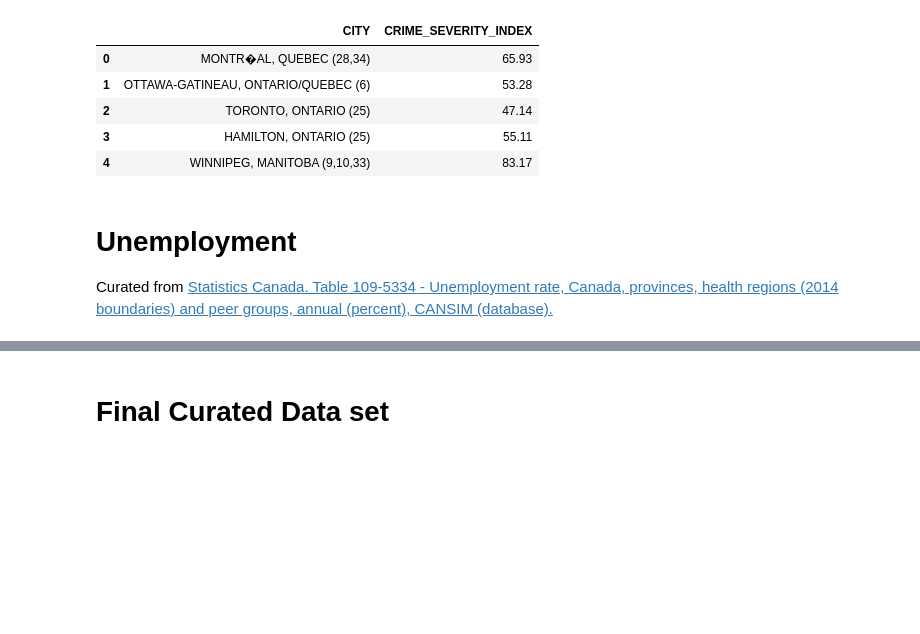
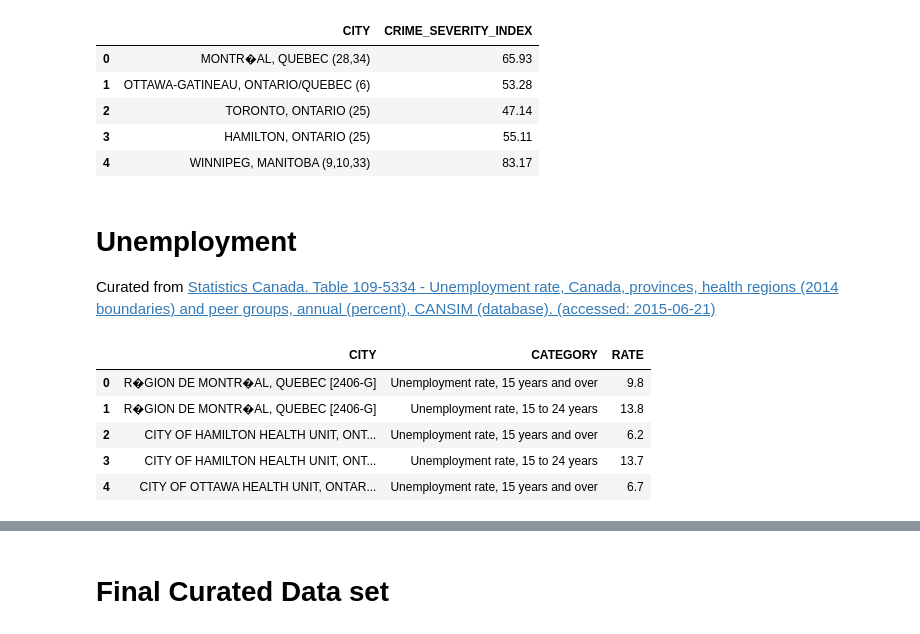
Before and after one commit to aiyotech/perfectcity.aiyo, a Jupyter notebook: data_curation.ipynb, the cells around one changed output, grey strips where cells are left out. Cells and saved outputs as stored; diff of their text form; code cells hidden in the pictures; blank space fills up the shorter version.

```diff
--- a/data_curation.ipynb
+++ b/data_curation.ipynb
@@ -162,4 +162,15 @@ for city in cities:
     data[city]['CRIME'] = crime_df[ crime_df['CITY'].str.contains(r'\b('+search_term+')\w?', na=False) ]['CRIME_SEVERITY_INDEX'].tolist()[0]/100.0
 # %% [markdown]
 # Unemployment
-Curated from [Statistics Canada. Table  109-5334 -  Unemployment rate, Canada, provinces, health regions (2014 boundaries) and peer groups, annual (percent),  CANSIM (database).](http://www5.statcan.gc.ca/cansim/a26?lang=eng&retrLang=eng&id=1095334&pattern=unemployment&tabMode=dataTable&srchLan=-1&p1=1&p2=-1)
+Curated from [Statistics Canada. Table  109-5334 -  Unemployment rate, Canada, provinces, health regions (2014 boundaries) and peer groups, annual (percent),  CANSIM (database). (accessed: 2015-06-21)](http://www5.statcan.gc.ca/cansim/a26?lang=eng&retrLang=eng&id=1095334&pattern=unemployment&tabMode=dataTable&srchLan=-1&p1=1&p2=-1)
+# %%
+unemp_df = pd.read_csv('./datasets/unemployment2014.csv')
+unemp_df['CITY'] = unemp_df['CITY'].str.upper()
+unemp_df.head()
+# %% [output]
+|  | CITY | CATEGORY | RATE |
+| 0 | R�GION DE MONTR�AL, QUEBEC [2406-G] | Unemployment rate, 15 years and over | 9.8 |
+| 1 | R�GION DE MONTR�AL, QUEBEC [2406-G] | Unemployment rate, 15 to 24 years | 13.8 |
+| 2 | CITY OF HAMILTON HEALTH UNIT, ONT... | Unemployment rate, 15 years and over | 6.2 |
+| 3 | CITY OF HAMILTON HEALTH UNIT, ONT... | Unemployment rate, 15 to 24 years | 13.7 |
+| 4 | CITY OF OTTAWA HEALTH UNIT, ONTAR... | Unemployment rate, 15 years and over | 6.7 |
```
Also changed, not shown: parts of 9 cells of this notebook.
